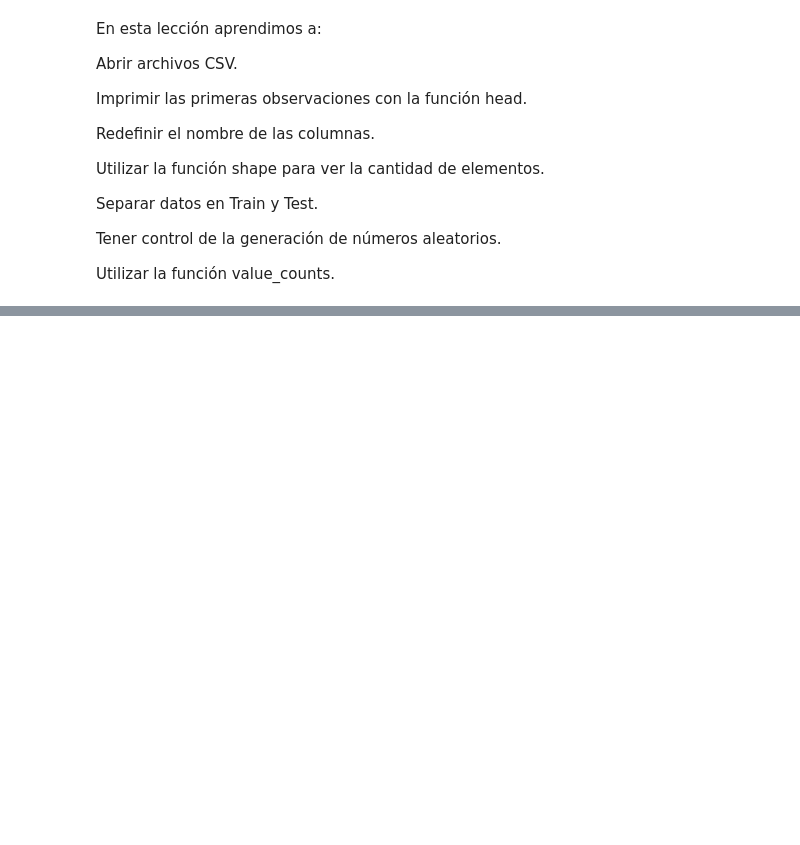
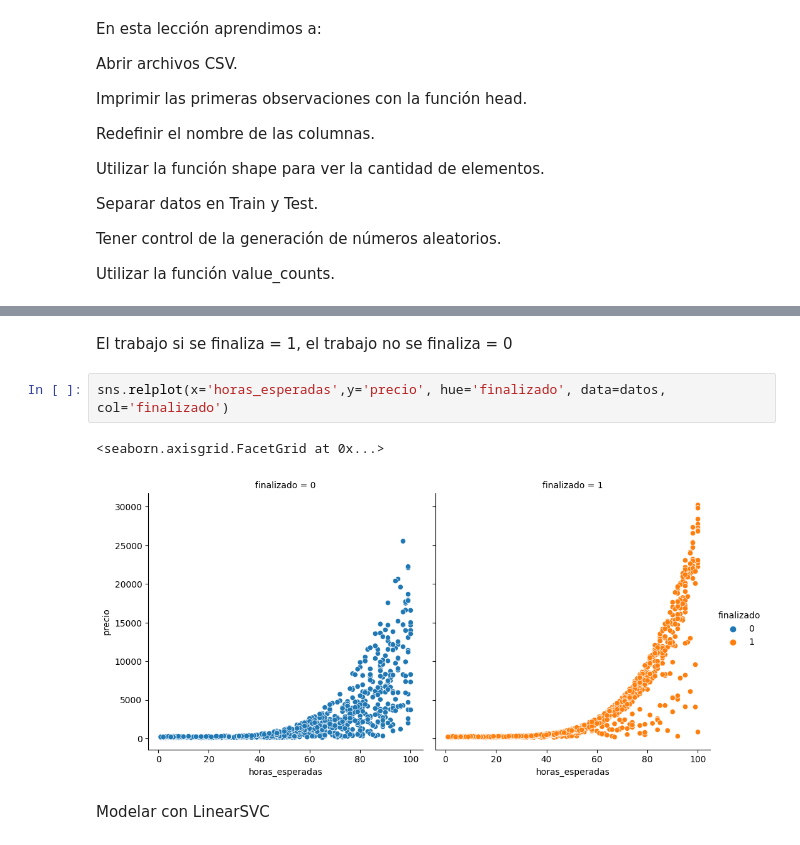
Before and after one commit to AdrianCPC/Bases_clasificacion_ML, a Jupyter notebook: ML_Clasificacion_SKLearn.ipynb, the cells around one changed output, grey strips where cells are left out. Drawn from its saved outputs; the diff is of its cells as text; blank space fills up the shorter version.

Commit message:
baseline_model

```diff
--- a/ML_Clasificacion_SKLearn.ipynb
+++ b/ML_Clasificacion_SKLearn.ipynb
@@ -221,0 +276,9 @@ Utilizar la función value_counts.
+# %% [markdown]
+El trabajo si se finaliza = 1, el trabajo no se finaliza = 0
+# %%
+sns.relplot(x='horas_esperadas',y='precio', hue='finalizado', data=datos, col='finalizado')
+# %% [output]
+<seaborn.axisgrid.FacetGrid at 0x...>
+[figure, added]
+# %% [markdown]
+Modelar con LinearSVC
```
Also changed, not shown: parts of 20 cells of this notebook.
